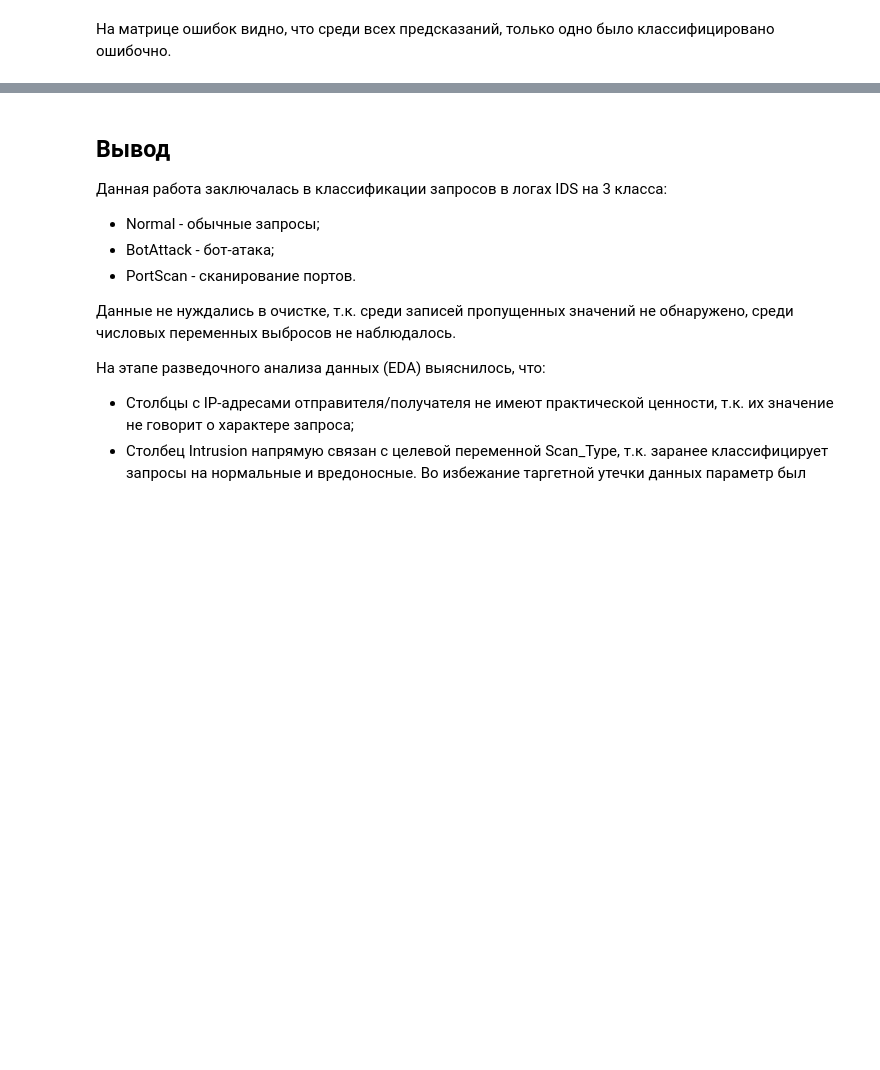
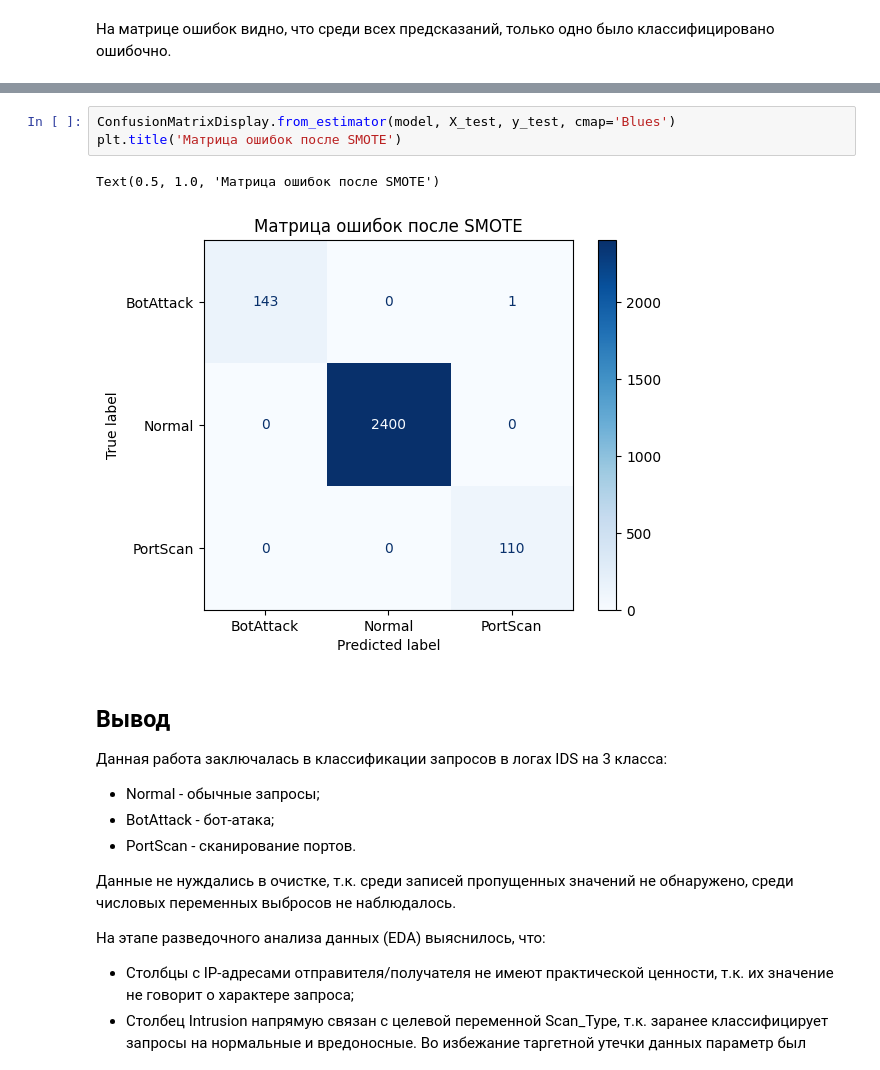
Before and after one commit to iamrus1/Intrusion-Log-Analysis, a Jupyter notebook: Intrusion detection log analysis.ipynb, the cells around one changed output, grey strips where cells are left out. Cells and saved outputs as stored; diff of their text form; blank space fills up the shorter version.

```diff
--- a/Intrusion detection log analysis.ipynb
+++ b/Intrusion detection log analysis.ipynb
@@ -579,3 +689,9 @@ Text(0.5, 1.0, 'Confusion Matrix for Multiclass Logistic Regression')
+# %%
+ConfusionMatrixDisplay.from_estimator(model, X_test, y_test, cmap='Blues')
+plt.title('Матрица ошибок после SMOTE')
+# %% [output]
+Text(0.5, 1.0, 'Матрица ошибок после SMOTE')
+[figure, added]
 # %% [markdown]
 ## Вывод
 Данная работа заключалась в классификации запросов в логах IDS на 3 класса:
```
Also changed, not shown: parts of 9 cells of this notebook.
